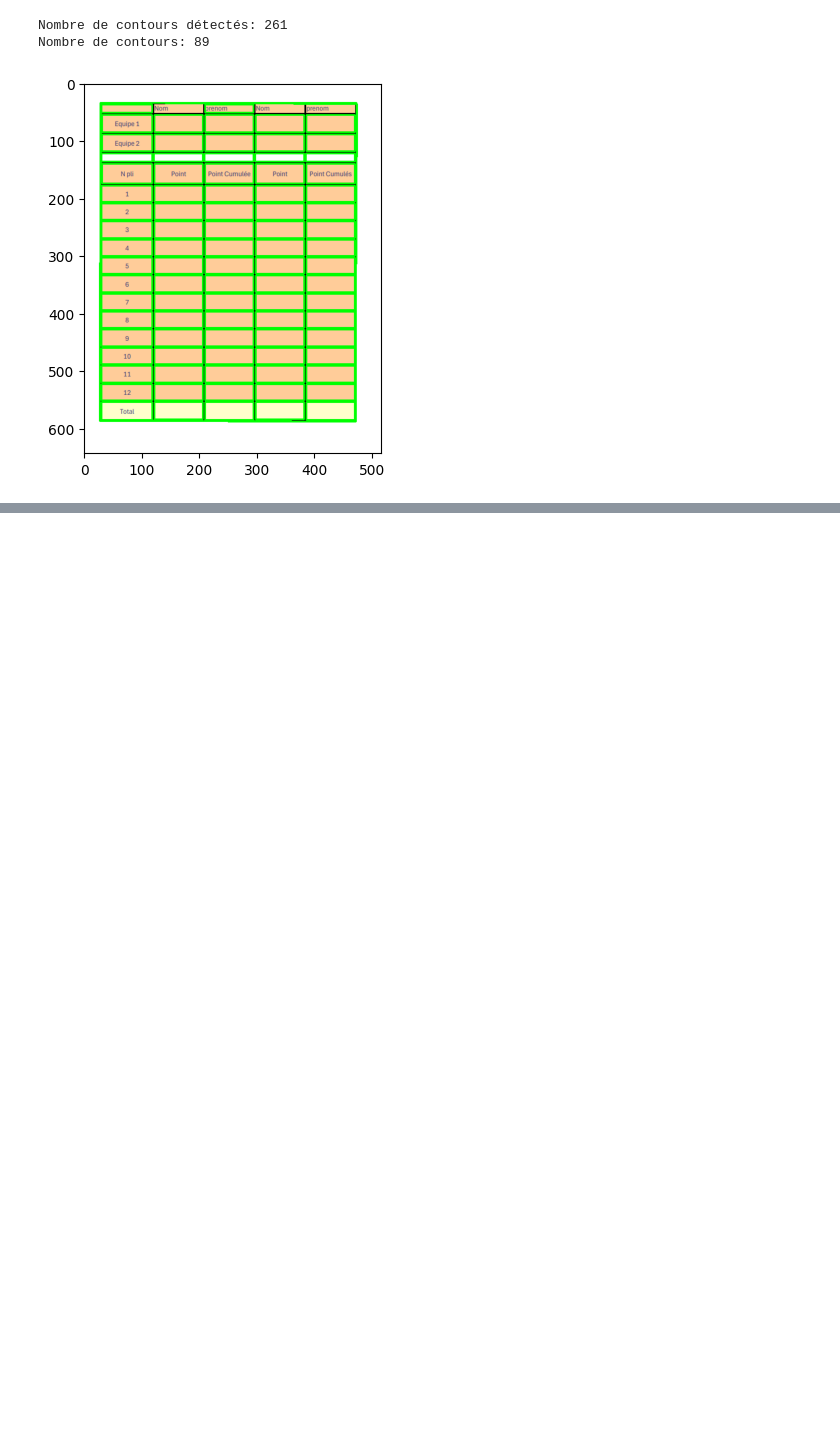
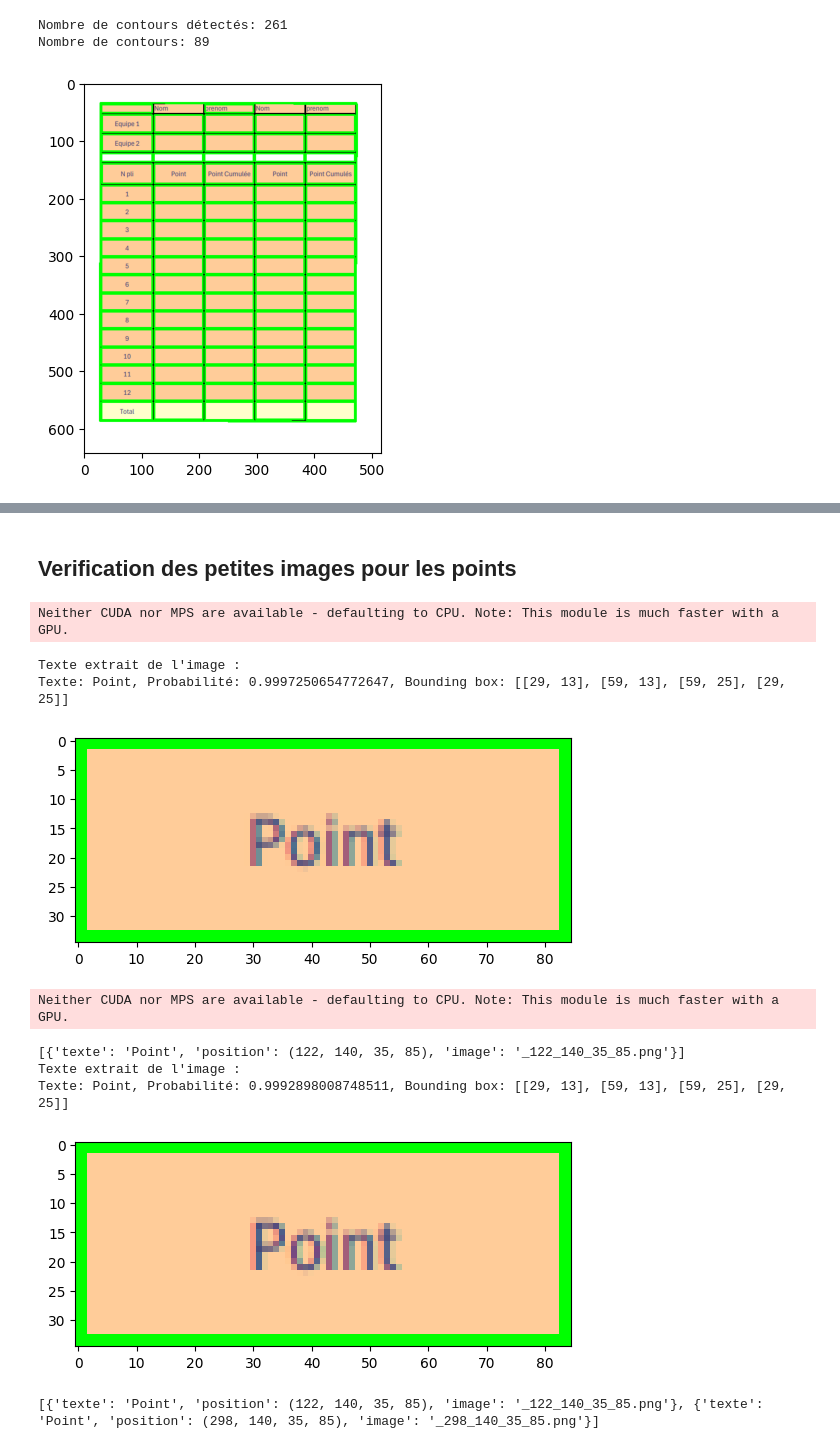
Before and after one commit to Nath9666/IABelote, a Jupyter notebook: Detect_point.ipynb, the cells around one changed output, grey strips where cells are left out. Saved outputs shown, nothing was run; the diff lists cells and outputs as text; code cells hidden in the pictures; blank space fills up the shorter version.

Commit message:
separation et detection des header point

```diff
--- a/Detect_point.ipynb
+++ b/Detect_point.ipynb
@@ -196,0 +146,22 @@ Nombre de contours: 89
+# %%
+# Initialiser le compteur
+compteur_detection = 0
+mot_dection = 'Point'
+mot_exclu =  ['Point Cumulée', 'Point Cumules']
+
+# Initialiser la liste pour stocker les coordonnées des points
+dection_points = []
+
+for (bbox, text, prob) in result:
+    if mot_dection in text.split(" ")[0] and prob > 0.5 and text not in mot_exclu:
+        compteur_detection += 1
+        # Transforme le bbox en tuple (x, y, w, h)
+        bbox = (bbox[0][0], bbox[0][1], bbox[2][0] - bbox[0][0], bbox[2][1] - bbox[0][1])
+
+        dection_points.append({'texte': text, 'bbox': bbox})
+
+    if compteur_detection == 4:
+        break
+
+print(f"Nombre de points détectés: {compteur_detection}")
+print("Coordonnées des points détectés:" + str(dection_points))
@@ -196,0 +220,34 @@ Nombre de contours: 89
+# %% [markdown]
+## Verification des petites images pour les points
+# %%
+check_header_points = []
+# Afficher les images correspondantes
+for point in list_points:
+    chemin_image = os.path.join(path_sauvegarde, point['image'])
+    image_lue = cv2.imread(chemin_image)
+
+    # Vérifier si l'image a été correctement lue
+    if image_lue is None:
+        print(f"Erreur : Impossible de lire le fichier {chemin_image}.")
+        continue
+
+    verify_result= detect_point_column(chemin_image)
+    for (bbox, text, prob) in verify_result:
+        if mot_dection in text.split(" ")[0] and prob > 0.5 and text not in mot_exclu:
+            check_header_points.append(point)
+
+
+    plt.imshow(cv2.cvtColor(image_lue, cv2.COLOR_BGR2RGB))
+    plt.show()
+    print(check_header_points)
+# %% [output]
+Neither CUDA nor MPS are available - defaulting to CPU. Note: This module is much faster with a GPU.
+Texte extrait de l'image :
+Texte: Point, Probabilité: 0.9997250654772647, Bounding box: [[29, 13], [59, 13], [59, 25], [29, 25]]
+[figure, added]
+Neither CUDA nor MPS are available - defaulting to CPU. Note: This module is much faster with a GPU.
+[{'texte': 'Point', 'position': (122, 140, 35, 85), 'image': '_122_140_35_85.png'}]
+Texte extrait de l'image :
+Texte: Point, Probabilité: 0.9992898008748511, Bounding box: [[29, 13], [59, 13], [59, 25], [29, 25]]
+[figure, added]
+[{'texte': 'Point', 'position': (122, 140, 35, 85), 'image': '_122_140_35_85.png'}, {'texte': 'Point', 'position': (298, 140, 35, 85), 'image': '_298_140_35_85.png'}]
```
Also changed, not shown: parts of 8 cells of this notebook.
